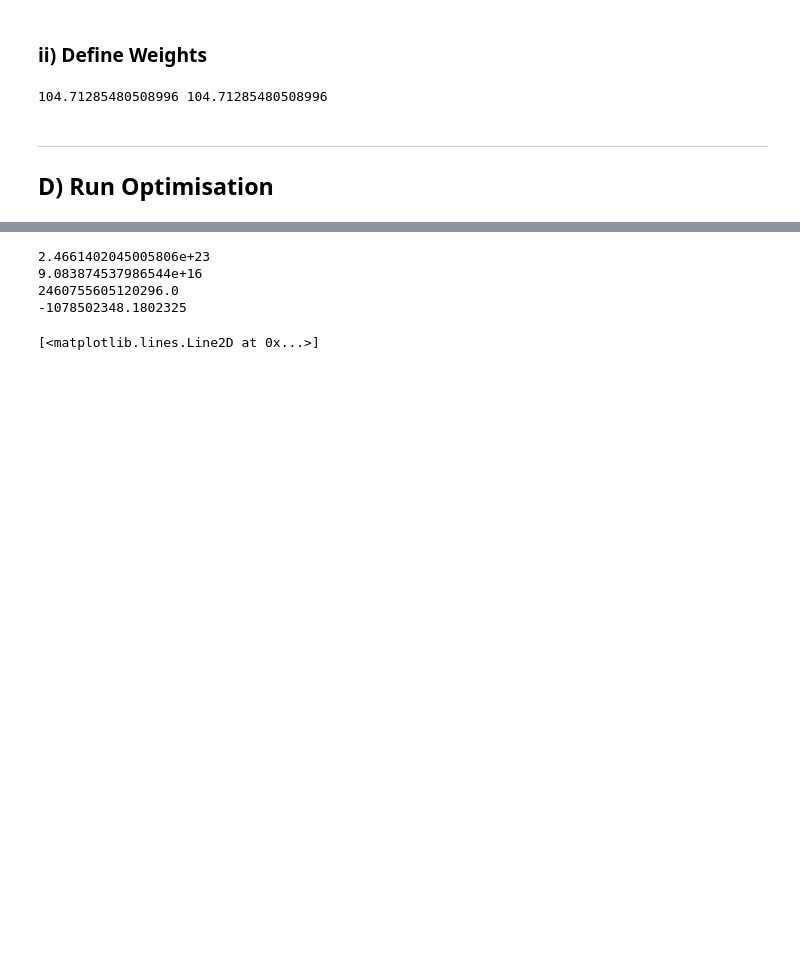
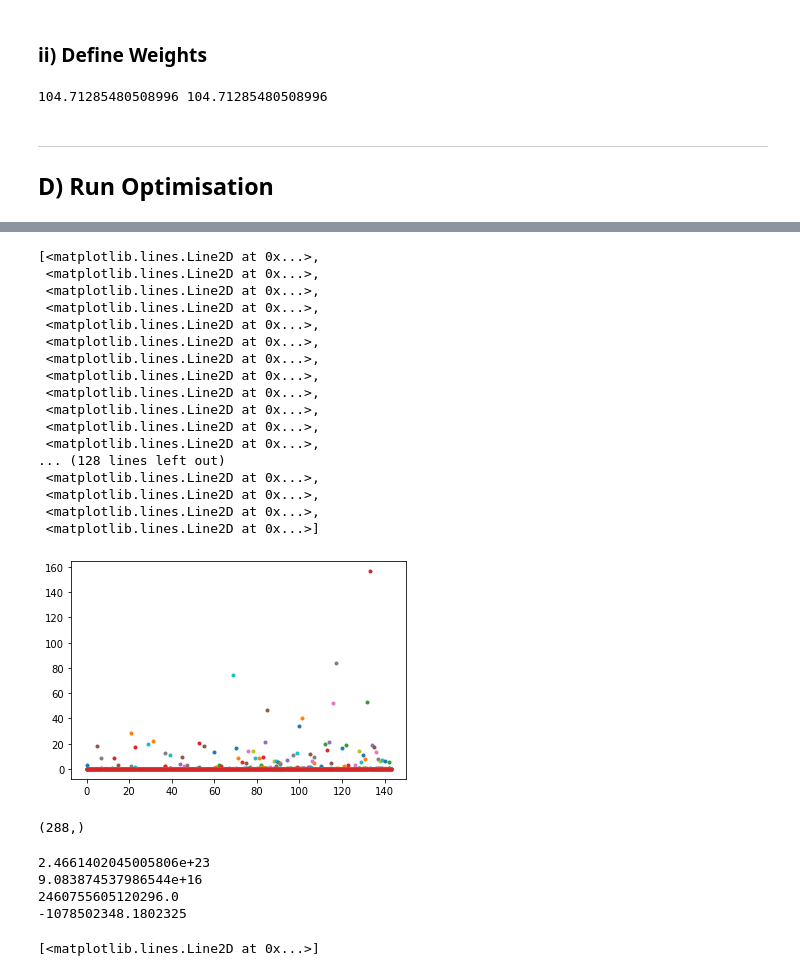
Before and after one commit to taimoorsohail/Min_Max_Transform, a Jupyter notebook: ACCESS_CM2/MTM_ACCESS.ipynb, the cells around one changed output, grey strips where cells are left out. Saved outputs shown, nothing was run; the diff lists cells and outputs as text; code cells hidden in the pictures; blank space fills up the shorter version.

```diff
--- a/ACCESS_CM2/MTM_ACCESS.ipynb
+++ b/ACCESS_CM2/MTM_ACCESS.ipynb
@@ -650,3 +695,28 @@ for i in (range(N)):
+# %%
+plt.plot(g_ij,'.')
+# %% [output]
+[<matplotlib.lines.Line2D at 0x...>,
+ <matplotlib.lines.Line2D at 0x...>,
+ <matplotlib.lines.Line2D at 0x...>,
+ <matplotlib.lines.Line2D at 0x...>,
+ <matplotlib.lines.Line2D at 0x...>,
+ <matplotlib.lines.Line2D at 0x...>,
+ <matplotlib.lines.Line2D at 0x...>,
+ <matplotlib.lines.Line2D at 0x...>,
+ <matplotlib.lines.Line2D at 0x...>,
+ <matplotlib.lines.Line2D at 0x...>,
+ <matplotlib.lines.Line2D at 0x...>,
+ <matplotlib.lines.Line2D at 0x...>,
+... (128 lines left out)
+ <matplotlib.lines.Line2D at 0x...>,
+ <matplotlib.lines.Line2D at 0x...>,
+ <matplotlib.lines.Line2D at 0x...>,
+ <matplotlib.lines.Line2D at 0x...>]
+[figure, added]
+# %%
+print(tracers_2.shape)
+# %% [output]
+(288,)
 # %%
 N = volumes.shape[-1]
 
```
Also changed, not shown: parts of 10 cells of this notebook.
